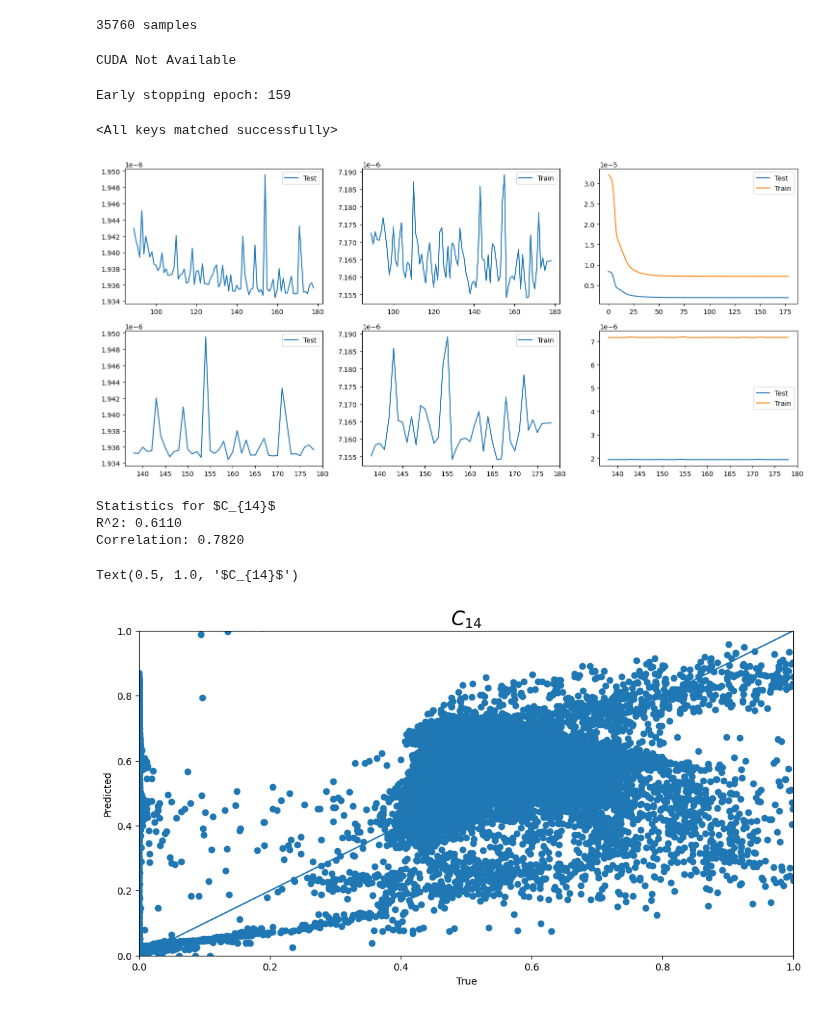
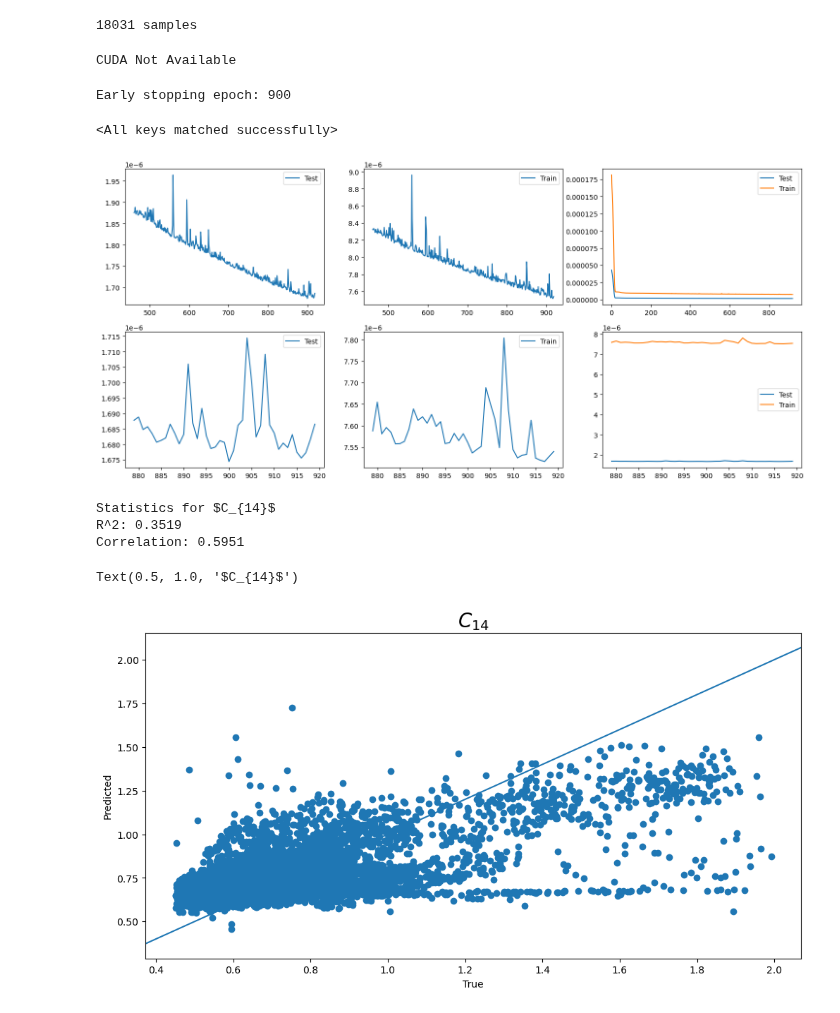
Before and after one commit to adconnolly/CLUBBiNN, a Jupyter notebook: train_notebooks/C14_TKEterms_LupLdownHconst_DYCOMS.ipynb, the cells around one changed output. Cells and saved outputs as stored; diff of their text form; code cells hidden in the pictures.

```diff
--- a/train_notebooks/C14_TKEterms_LupLdownHconst_DYCOMS.ipynb
+++ b/train_notebooks/C14_TKEterms_LupLdownHconst_DYCOMS.ipynb
@@ -56,12 +56,20 @@ up2 = sam.stagger_var("U2", ds)
 vp2 = sam.stagger_var("V2", ds)
 wp2 = sam.stagger_var("W2", ds)
 e = 0.5 * (up2 + vp2 + wp2)
+# %%
+disp = sam.get_disp(ds)
+# %%
+C14min = 0.2
+C14max = 2
+minMask = disp < -3/2*C14min/L*e**1.5
+maxMask = e >  (-1.5*disp*L/C14max)**(2/3)
+# maxMask = e[minMask] >  (-1.5*disp[minMask]*L[minMask]/C14max)**(2/3)
 # %%
 input = list()
 output = list()
-for k in range(nzt):
-    if not (C14[:, k] == 0).all():
-        for it in range(ngrdcol):
+for it in range(ngrdcol):
+    for k in range(nzt):
+        if minMask[it, k] and maxMask[it, k]:
             input.append(
                 [
                     up2[it, k] / e[it, k],
@@ -74,4 +82,4 @@ for k in range(nzt):
             output.append([C14[it, k]])
 print(str(len(input)) + " samples")
 # %% [output]
-35760 samples
+18031 samples
@@ -127,7 +131,7 @@ if iso:
 else:
     nvarsout = 2
 
-N = [nvars, 8, 4, nvarsout]
+N = [nvars, 16, 8, nvarsout]
 
 try:
     del model
@@ -212,7 +216,7 @@ for epoch in range(config["epochs"]):
     # print("")
 model.load_state_dict(torch.load(save + ".pt"))  # ,map_location=device),strict=False)
 # %% [output]
-Early stopping epoch: 159
+Early stopping epoch: 900
 <All keys matched successfully>
 # %%
 cutStartPct = 0.5
@@ -221,7 +225,7 @@ plot_helpers.plot_losses(
     [test_loss, train_loss], ["Test", "Train"], cutStartPct, zoomEndEpochs
 )
 # %% [output]
-[figure, old version]
+[figure, new version]
 # %%
 x_test, y_test = test_dataset.tensors
 # x_test=x_test.to(device)
@@ -242,32 +246,32 @@ print("R^2: %.4f" % np.mean(r2))
 print("Correlation: %.4f" % +np.mean(r) + "\n")
 # %% [output]
 Statistics for $C_{14}$
-R^2: 0.6110
-Correlation: 0.7820
+R^2: 0.3519
+Correlation: 0.5951
 # %%
 l1 = "Predicted"
 l2 = "True"
 nvar = 1
 # z=zt[0,:]
 y_text = r"$C_{14}$"
 
 # fig1,ax1 = plt.subplots(1,nvar,figsize = (12, 6))
 fig2, ax2 = plt.subplots(1, nvar, figsize=(12, 6))
 # fig3,ax3 = plt.subplots(1,nvar,figsize = (12, 6))
 
 ax2.scatter(y_test, y_pred)
 xmin, xmax = ax2.get_xlim()
 ymin, ymax = ax2.get_ylim()
 ax2.plot([xmin, xmax], [xmin, xmax])
 ax2.set_xlim([xmin, xmax])
-ax2.set_xlim([0, 1])
-ax2.set_ylim([0, 1])
+# ax2.set_xlim([0, 2])
+# ax2.set_ylim([0, 1])
 ax2.set_xlabel(l2)
 ax2.set_ylabel(l1)
 ax2.set_title(y_text, fontsize=20)
 # %% [output]
 Text(0.5, 1.0, '$C_{14}$')
-[figure, old version]
+[figure, new version]
 # %%
 # ax1.plot(r2,z,'b',linewidth=2)
 # ax1.set_title(y_text,fontsize=20)
```
Also changed, not shown: parts of 1 cell of this notebook, 1 other file.
